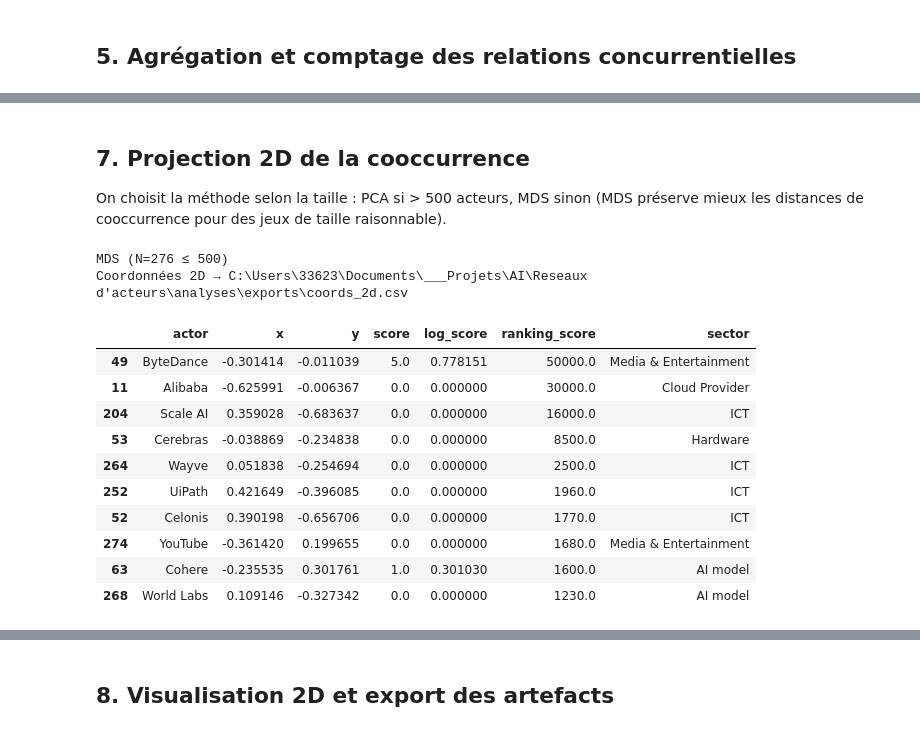
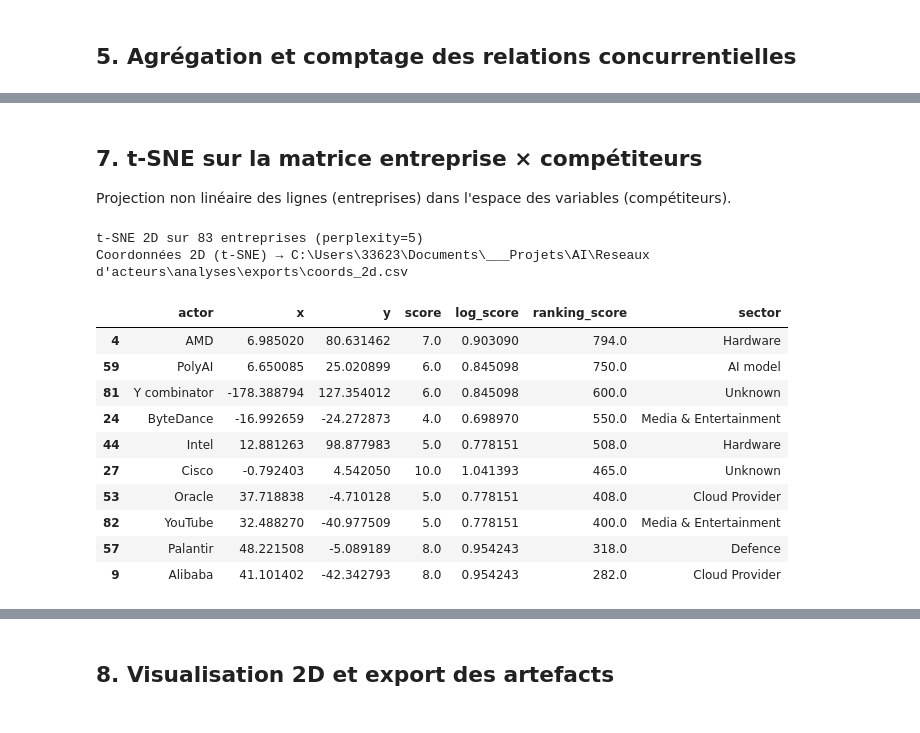
Before and after one commit to BenaventC/AInetworks, a Jupyter notebook: analyses/competition_analysis.ipynb, the cells around one changed output, grey strips where cells are left out. Saved outputs shown, nothing was run; the diff lists cells and outputs as text; code cells hidden in the pictures.

Commit message:
Update analyses notebook, exports, and data normalization scripts

```diff
--- a/analyses/competition_analysis.ipynb
+++ b/analyses/competition_analysis.ipynb
@@ -466,60 +506,55 @@ Export → C:\Users\33623\Documents\___Projets\AI\Reseaux d'acteurs\analyses\exp
 # %% [markdown]
-## 7. Projection 2D de la cooccurrence
+## 7. t-SNE sur la matrice entreprise × compétiteurs
 
-On choisit la méthode selon la taille : PCA si > 500 acteurs, MDS sinon (MDS préserve mieux les distances de cooccurrence pour des jeux de taille raisonnable).
+Projection non linéaire des lignes (entreprises) dans l'espace des variables (compétiteurs).
 # %%
-import warnings
+N = df_matrix.shape[0]
+X = normalize(df_matrix.values, norm="l2")
 
-N = len(all_actors)
-X = normalize(cooc, norm="l2")
+perplexity = 5
+print(f"t-SNE 2D sur {N} entreprises (perplexity={perplexity})")
+coords = TSNE(
+    n_components=2,
+    perplexity=perplexity,
+    init="pca",
+    learning_rate="auto",
+    metric="cosine",
+    random_state=RANDOM_SEED,
+).fit_transform(X)
+method = "t-SNE"
 
-score_map        = df_agg.groupby("competitor")["count"].sum().to_dict()
+out_degree = df_matrix.sum(axis=1).to_dict()
 ranking_score_map = df_raw.set_index(COL_NAME)["ranking_score"].to_dict()
 
-if N > 500:
-    print(f"PCA (N={N} > 500)")
-    coords = PCA(n_components=2, random_state=RANDOM_SEED).fit_transform(X)
-    method = "PCA"
-else:
-    print(f"MDS (N={N} ≤ 500)")
-    sim = X @ X.T
-    dissim = 1 - np.clip(sim, 0, 1)
-    np.fill_diagonal(dissim, 0)
-    with warnings.catch_warnings():
-        warnings.simplefilter("ignore", FutureWarning)
-        reducer = MDS(n_components=2, dissimilarity="precomputed",
-                      init="random", random_state=RANDOM_SEED, normalized_stress="auto")
-        coords = reducer.fit_transform(dissim)
-    method = "MDS"
-
-df_coords = pd.DataFrame({"actor": all_actors, "x": coords[:, 0], "y": coords[:, 1]})
-df_coords["score"]         = df_coords["actor"].map(score_map).fillna(0)
-df_coords["log_score"]     = np.log10(df_coords["score"] + 1)
+enterprise_names = list(df_matrix.index)
+df_coords = pd.DataFrame({"actor": enterprise_names, "x": coords[:, 0], "y": coords[:, 1]})
+df_coords["score"] = df_coords["actor"].map(out_degree).fillna(0)
+df_coords["log_score"] = np.log10(df_coords["score"] + 1)
 df_coords["ranking_score"] = df_coords["actor"].map(ranking_score_map).fillna(0)
 
 sector_map = (
     df_raw.set_index(COL_NAME)[COL_SECTOR]
     .dropna()
     .apply(lambda s: s.split(",")[0].strip())
     .to_dict()
 )
-df_coords["sector"] = df_coords["actor"].map(sector_map).fillna("External")
+df_coords["sector"] = df_coords["actor"].map(sector_map).fillna("Unknown")
 
 coords_path = EXPORTS_DIR / "coords_2d.csv"
 df_coords.to_csv(coords_path, index=False)
-print(f"Coordonnées 2D → {coords_path}")
+print(f"Coordonnées 2D ({method}) → {coords_path}")
 df_coords.sort_values("ranking_score", ascending=False).head(10)
 # %% [output]
-MDS (N=276 ≤ 500)
-Coordonnées 2D → C:\Users\33623\Documents\___Projets\AI\Reseaux d'acteurs\analyses\exports\coords_2d.csv
+t-SNE 2D sur 83 entreprises (perplexity=5)
+Coordonnées 2D (t-SNE) → C:\Users\33623\Documents\___Projets\AI\Reseaux d'acteurs\analyses\exports\coords_2d.csv
 |  | actor | x | y | score | log_score | ranking_score | sector |
-| 49 | ByteDance | -0.301414 | -0.011039 | 5.0 | 0.778151 | 50000.0 | Media & Entertainment |
-| 11 | Alibaba | -0.625991 | -0.006367 | 0.0 | 0.000000 | 30000.0 | Cloud Provider |
-| 204 | Scale AI | 0.359028 | -0.683637 | 0.0 | 0.000000 | 16000.0 | ICT |
-| 53 | Cerebras | -0.038869 | -0.234838 | 0.0 | 0.000000 | 8500.0 | Hardware |
-| 264 | Wayve | 0.051838 | -0.254694 | 0.0 | 0.000000 | 2500.0 | ICT |
-| 252 | UiPath | 0.421649 | -0.396085 | 0.0 | 0.000000 | 1960.0 | ICT |
-| 52 | Celonis | 0.390198 | -0.656706 | 0.0 | 0.000000 | 1770.0 | ICT |
-| 274 | YouTube | -0.361420 | 0.199655 | 0.0 | 0.000000 | 1680.0 | Media & Entertainment |
-| 63 | Cohere | -0.235535 | 0.301761 | 1.0 | 0.301030 | 1600.0 | AI model |
-| 268 | World Labs | 0.109146 | -0.327342 | 0.0 | 0.000000 | 1230.0 | AI model |
+| 4 | AMD | 6.985020 | 80.631462 | 7.0 | 0.903090 | 794.0 | Hardware |
+| 59 | PolyAI | 6.650085 | 25.020899 | 6.0 | 0.845098 | 750.0 | AI model |
+| 81 | Y combinator | -178.388794 | 127.354012 | 6.0 | 0.845098 | 600.0 | Unknown |
+| 24 | ByteDance | -16.992659 | -24.272873 | 4.0 | 0.698970 | 550.0 | Media & Entertainment |
+| 44 | Intel | 12.881263 | 98.877983 | 5.0 | 0.778151 | 508.0 | Hardware |
+| 27 | Cisco | -0.792403 | 4.542050 | 10.0 | 1.041393 | 465.0 | Unknown |
+| 53 | Oracle | 37.718838 | -4.710128 | 5.0 | 0.778151 | 408.0 | Cloud Provider |
+| 82 | YouTube | 32.488270 | -40.977509 | 5.0 | 0.778151 | 400.0 | Media & Entertainment |
+| 57 | Palantir | 48.221508 | -5.089189 | 8.0 | 0.954243 | 318.0 | Defence |
+| 9 | Alibaba | 41.101402 | -42.342793 | 8.0 | 0.954243 | 282.0 | Cloud Provider |
```
Also changed, not shown: parts of 12 cells of this notebook, 24 other files.
